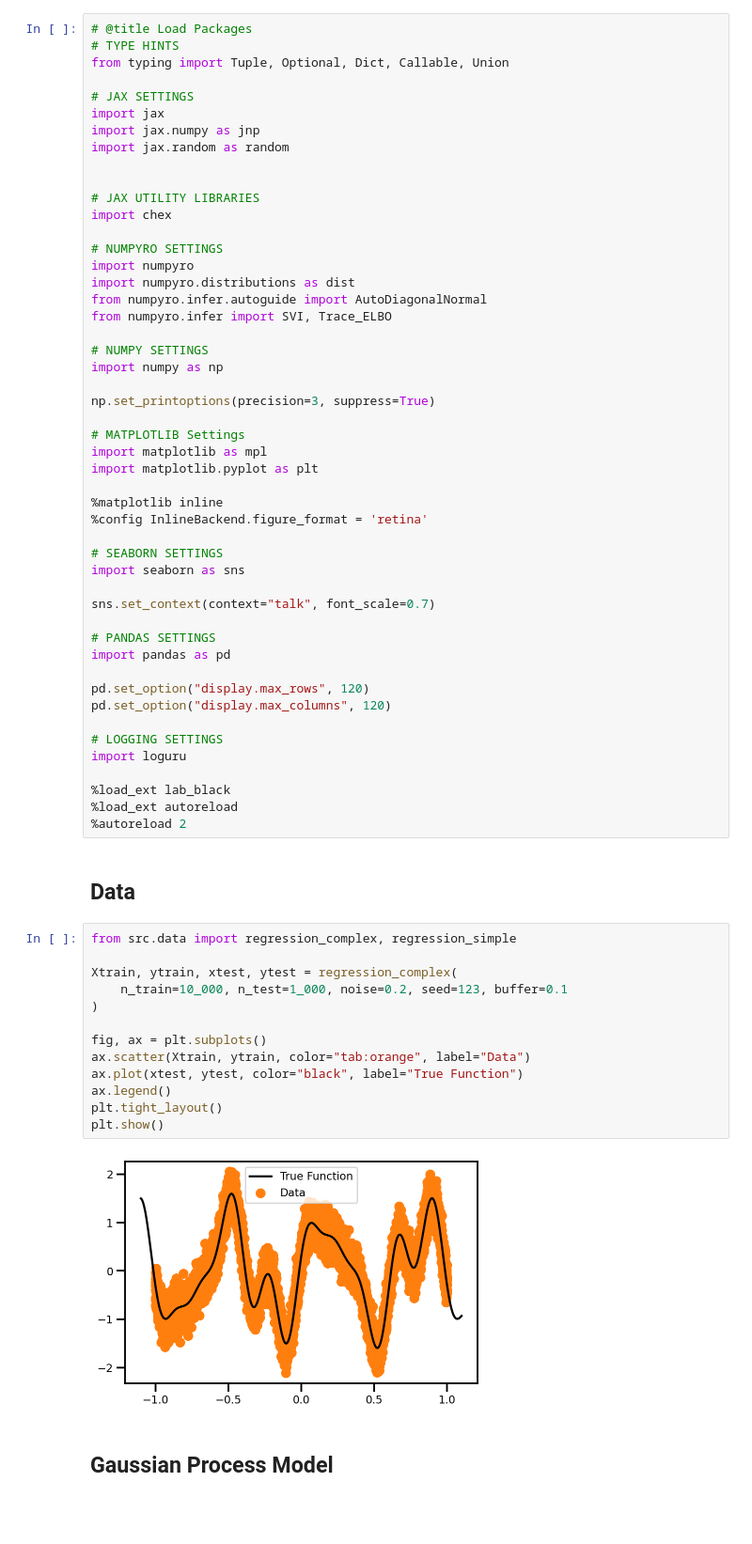
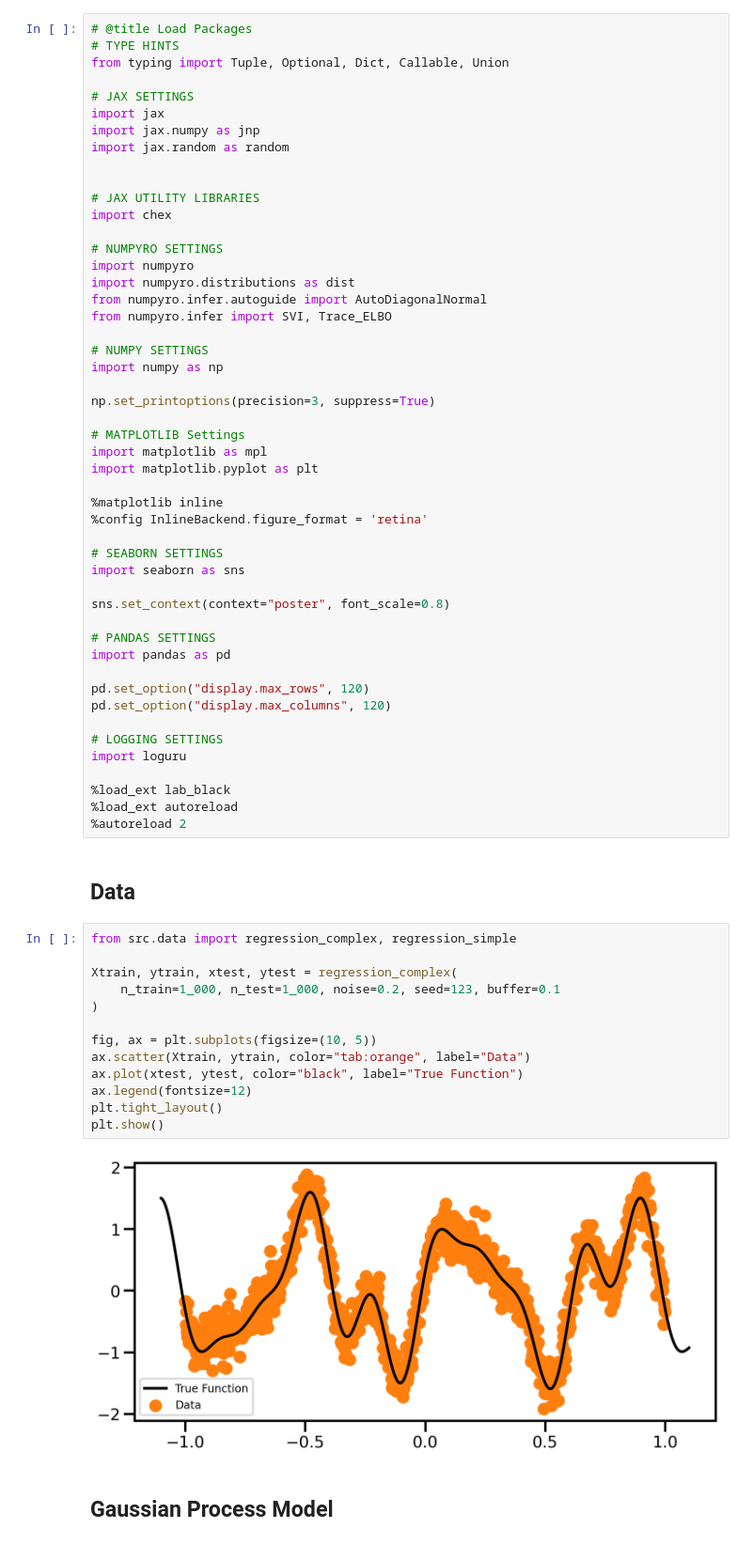
Before and after one commit to jejjohnson/gp_model_zoo, a Jupyter notebook: code/numpyro/notebooks/sparse/numpyro_sparsegp.ipynb, the cells around one changed output. Shown at 94% size. Cells and saved outputs as stored; diff of their text form; blank space fills up the shorter version.

```diff
--- a/code/numpyro/notebooks/sparse/numpyro_sparsegp.ipynb
+++ b/code/numpyro/notebooks/sparse/numpyro_sparsegp.ipynb
@@ -52,7 +52,7 @@ import matplotlib.pyplot as plt
 # SEABORN SETTINGS
 import seaborn as sns
 
-sns.set_context(context="talk", font_scale=0.7)
+sns.set_context(context="poster", font_scale=0.8)
 
 # PANDAS SETTINGS
 import pandas as pd
@@ -71,18 +71,18 @@ import loguru
 # %%
 from src.data import regression_complex, regression_simple
 
 Xtrain, ytrain, xtest, ytest = regression_complex(
-    n_train=10_000, n_test=1_000, noise=0.2, seed=123, buffer=0.1
+    n_train=1_000, n_test=1_000, noise=0.2, seed=123, buffer=0.1
 )
 
-fig, ax = plt.subplots()
+fig, ax = plt.subplots(figsize=(10, 5))
 ax.scatter(Xtrain, ytrain, color="tab:orange", label="Data")
 ax.plot(xtest, ytest, color="black", label="True Function")
-ax.legend()
+ax.legend(fontsize=12)
 plt.tight_layout()
 plt.show()
 # %% [output]
-[figure, old version]
+[figure, new version]
 # %% [markdown]
 ## Gaussian Process Model
 # %% [markdown]
```
Also changed, not shown: parts of 9 cells of this notebook, 11 other files.
